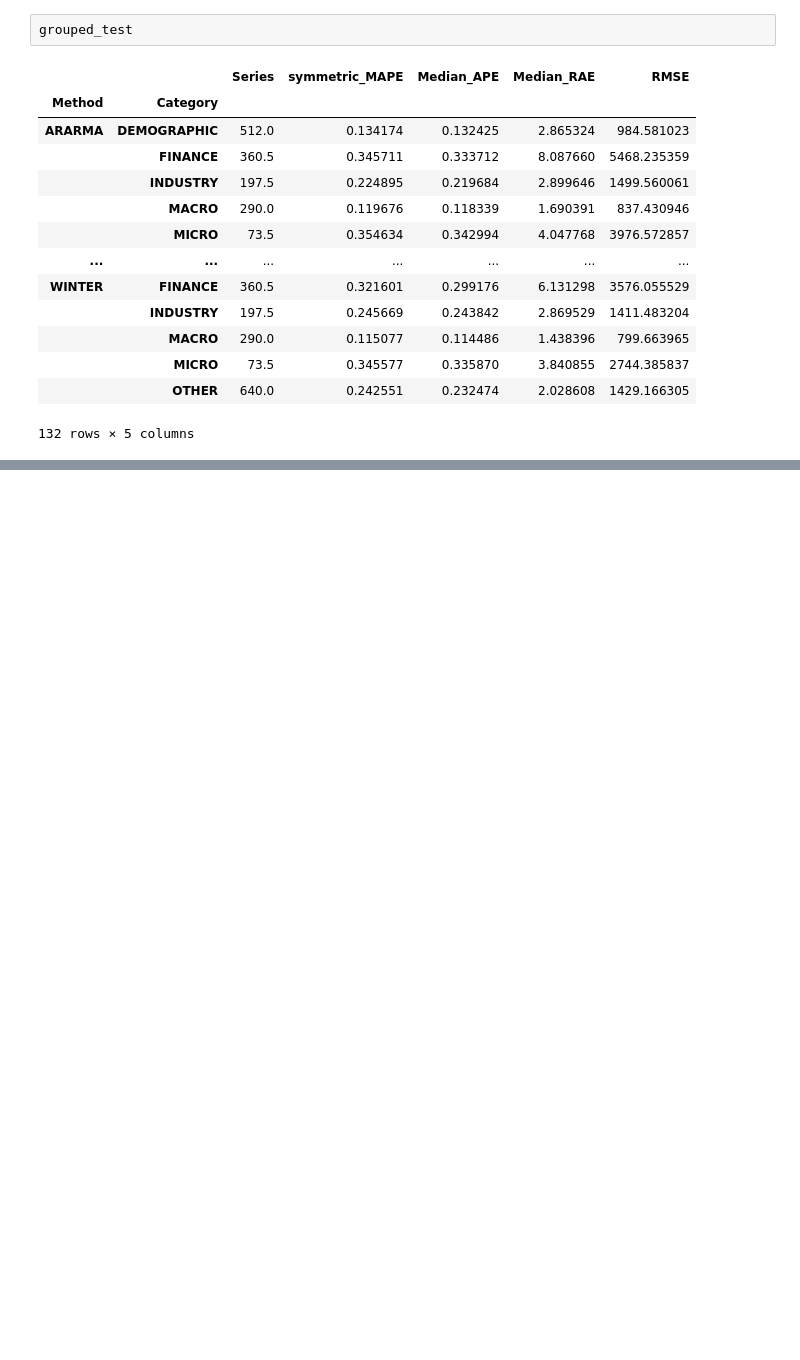
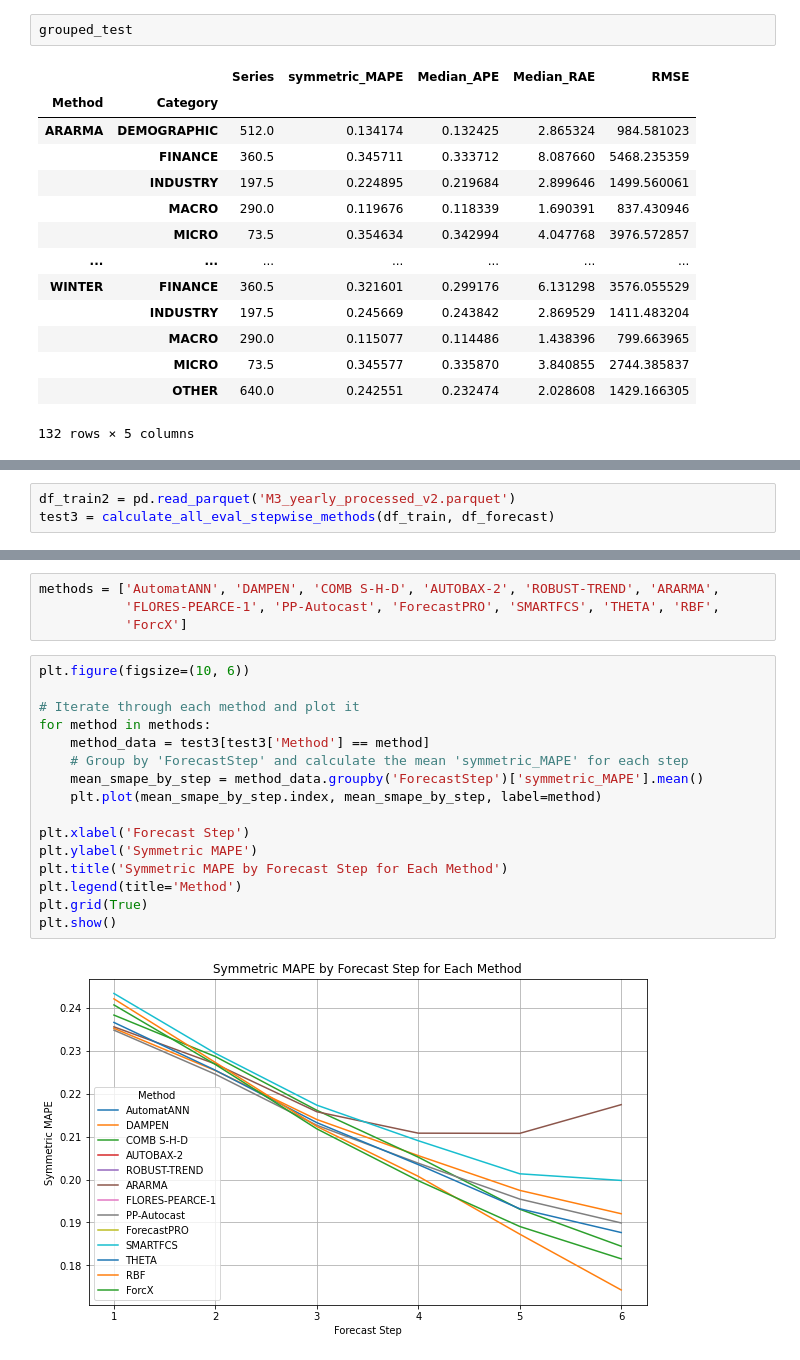
Before and after one commit to tom-alten/OutsmartingTime, a Jupyter notebook: M-Competitions/M3-Competition/M3_Yearly_eval.ipynb, the cells around one changed output, grey strips where cells are left out. Cells and saved outputs as stored; diff of their text form; blank space fills up the shorter version.

Commit message:
Not same as eval in articles
Need to first get eval of previous methods as reported in the articles, then apply to TimeGPT forecasts

```diff
--- a/M-Competitions/M3-Competition/M3_Yearly_eval.ipynb
+++ b/M-Competitions/M3-Competition/M3_Yearly_eval.ipynb
@@ -426,0 +475,3 @@ grouped_test
+# %%
+df_train2 = pd.read_parquet('M3_yearly_processed_v2.parquet')
+test3 = calculate_all_eval_stepwise_methods(df_train, df_forecast)
@@ -426,0 +516,22 @@ grouped_test
+# %%
+methods = ['AutomatANN', 'DAMPEN', 'COMB S-H-D', 'AUTOBAX-2', 'ROBUST-TREND', 'ARARMA',
+           'FLORES-PEARCE-1', 'PP-Autocast', 'ForecastPRO', 'SMARTFCS', 'THETA', 'RBF',
+           'ForcX']
+# %%
+plt.figure(figsize=(10, 6))
+
+# Iterate through each method and plot it
+for method in methods:
+    method_data = test3[test3['Method'] == method]
+    # Group by 'ForecastStep' and calculate the mean 'symmetric_MAPE' for each step
+    mean_smape_by_step = method_data.groupby('ForecastStep')['symmetric_MAPE'].mean()
+    plt.plot(mean_smape_by_step.index, mean_smape_by_step, label=method)
+
+plt.xlabel('Forecast Step')
+plt.ylabel('Symmetric MAPE')
+plt.title('Symmetric MAPE by Forecast Step for Each Method')
+plt.legend(title='Method')
+plt.grid(True)
+plt.show()
+# %% [output]
+[figure, added]
```
Also changed, not shown: parts of 9 cells of this notebook, 1 other file.
